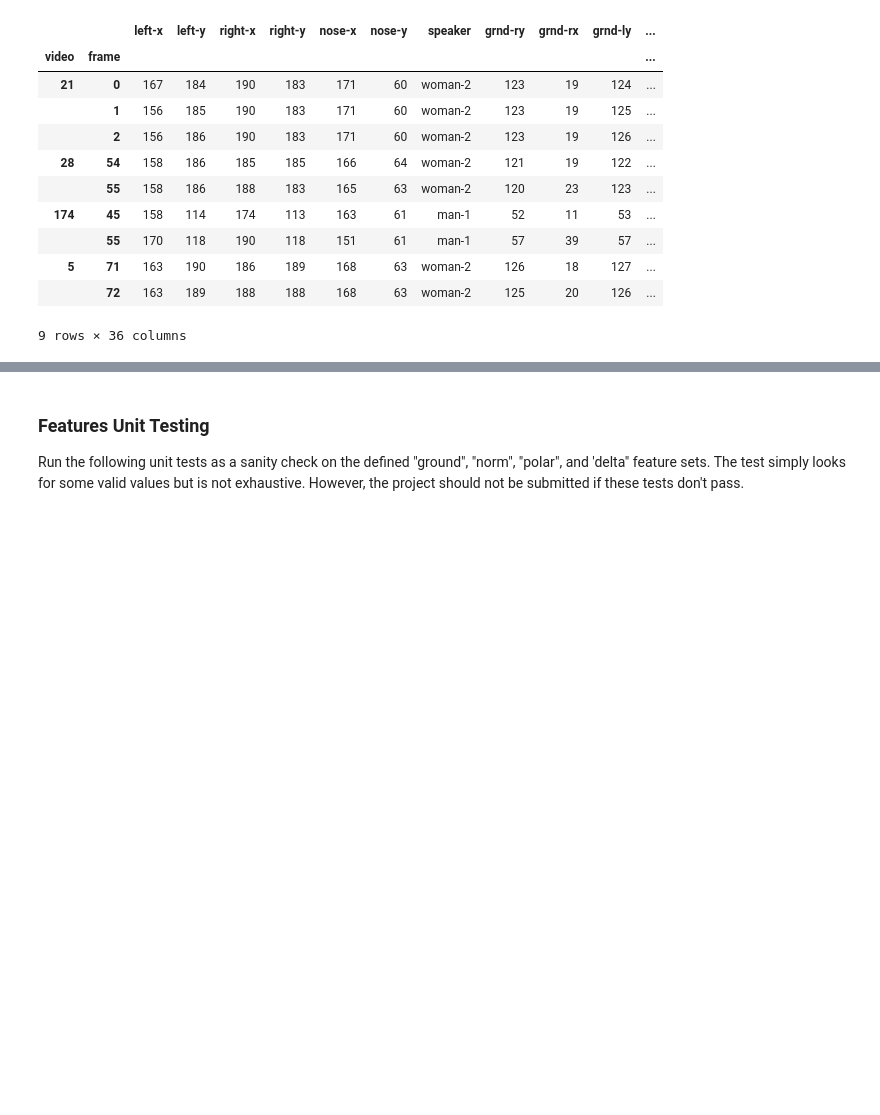
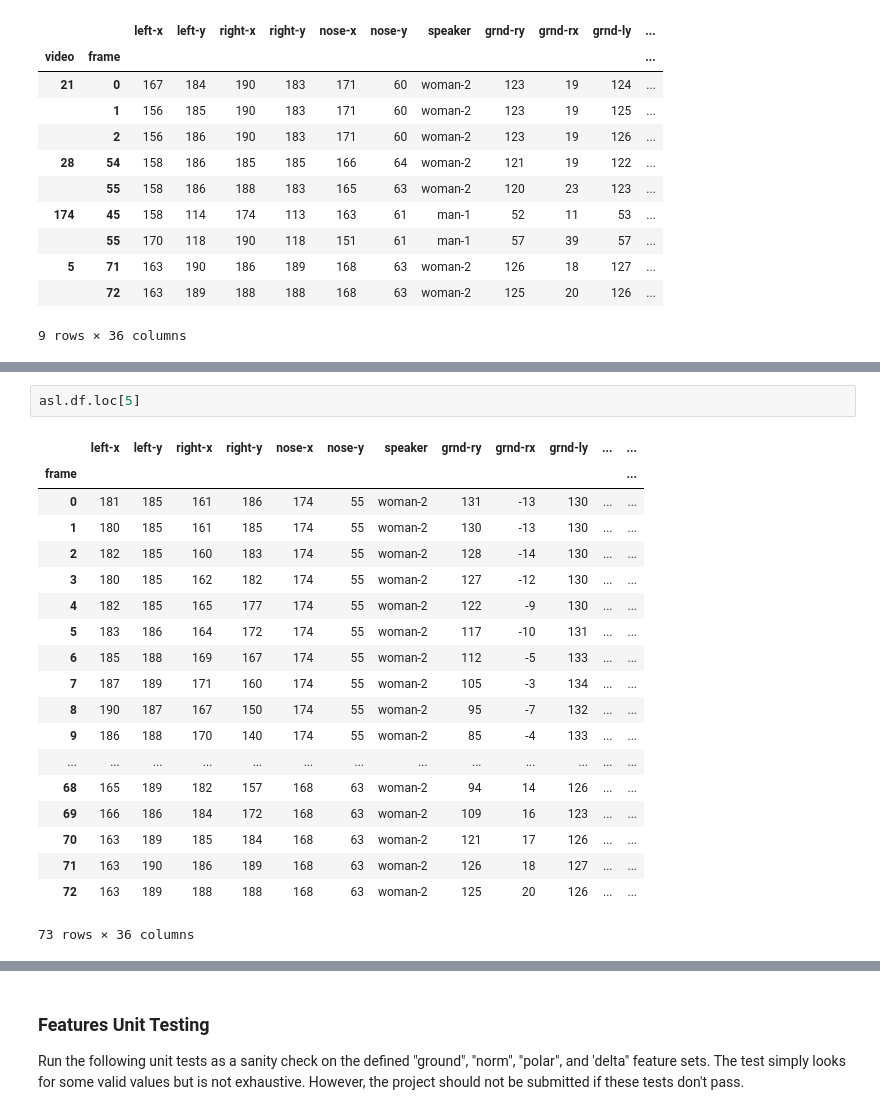
Before and after one commit to vincegiorno/AIND-Recognizer, a Jupyter notebook: asl_recognizer.ipynb, the cells around one changed output, grey strips where cells are left out. Drawn from its saved outputs; the diff is of its cells as text; blank space fills up the shorter version.

```diff
--- a/asl_recognizer.ipynb
+++ b/asl_recognizer.ipynb
@@ -274,0 +298,22 @@ asl.df[asl.df['angle-lr'] > 3]
+# %%
+asl.df.loc[5]
+# %% [output]
+|  | left-x | left-y | right-x | right-y | nose-x | nose-y | speaker | grnd-ry | grnd-rx | grnd-ly | ... | ... |
+| frame |  |  |  |  |  |  |  |  |  |  |  | ... |
+| 0 | 181 | 185 | 161 | 186 | 174 | 55 | woman-2 | 131 | -13 | 130 | ... | ... |
+| 1 | 180 | 185 | 161 | 185 | 174 | 55 | woman-2 | 130 | -13 | 130 | ... | ... |
+| 2 | 182 | 185 | 160 | 183 | 174 | 55 | woman-2 | 128 | -14 | 130 | ... | ... |
+| 3 | 180 | 185 | 162 | 182 | 174 | 55 | woman-2 | 127 | -12 | 130 | ... | ... |
+| 4 | 182 | 185 | 165 | 177 | 174 | 55 | woman-2 | 122 | -9 | 130 | ... | ... |
+| 5 | 183 | 186 | 164 | 172 | 174 | 55 | woman-2 | 117 | -10 | 131 | ... | ... |
+| 6 | 185 | 188 | 169 | 167 | 174 | 55 | woman-2 | 112 | -5 | 133 | ... | ... |
+| 7 | 187 | 189 | 171 | 160 | 174 | 55 | woman-2 | 105 | -3 | 134 | ... | ... |
+| 8 | 190 | 187 | 167 | 150 | 174 | 55 | woman-2 | 95 | -7 | 132 | ... | ... |
+| 9 | 186 | 188 | 170 | 140 | 174 | 55 | woman-2 | 85 | -4 | 133 | ... | ... |
+| ... | ... | ... | ... | ... | ... | ... | ... | ... | ... | ... | ... | ... |
+| 68 | 165 | 189 | 182 | 157 | 168 | 63 | woman-2 | 94 | 14 | 126 | ... | ... |
+| 69 | 166 | 186 | 184 | 172 | 168 | 63 | woman-2 | 109 | 16 | 123 | ... | ... |
+| 70 | 163 | 189 | 185 | 184 | 168 | 63 | woman-2 | 121 | 17 | 126 | ... | ... |
+| 71 | 163 | 190 | 186 | 189 | 168 | 63 | woman-2 | 126 | 18 | 127 | ... | ... |
+| 72 | 163 | 189 | 188 | 188 | 168 | 63 | woman-2 | 125 | 20 | 126 | ... | ... |
+73 rows × 36 columns
```
Also changed, not shown: parts of 12 cells of this notebook, 1 other file.
